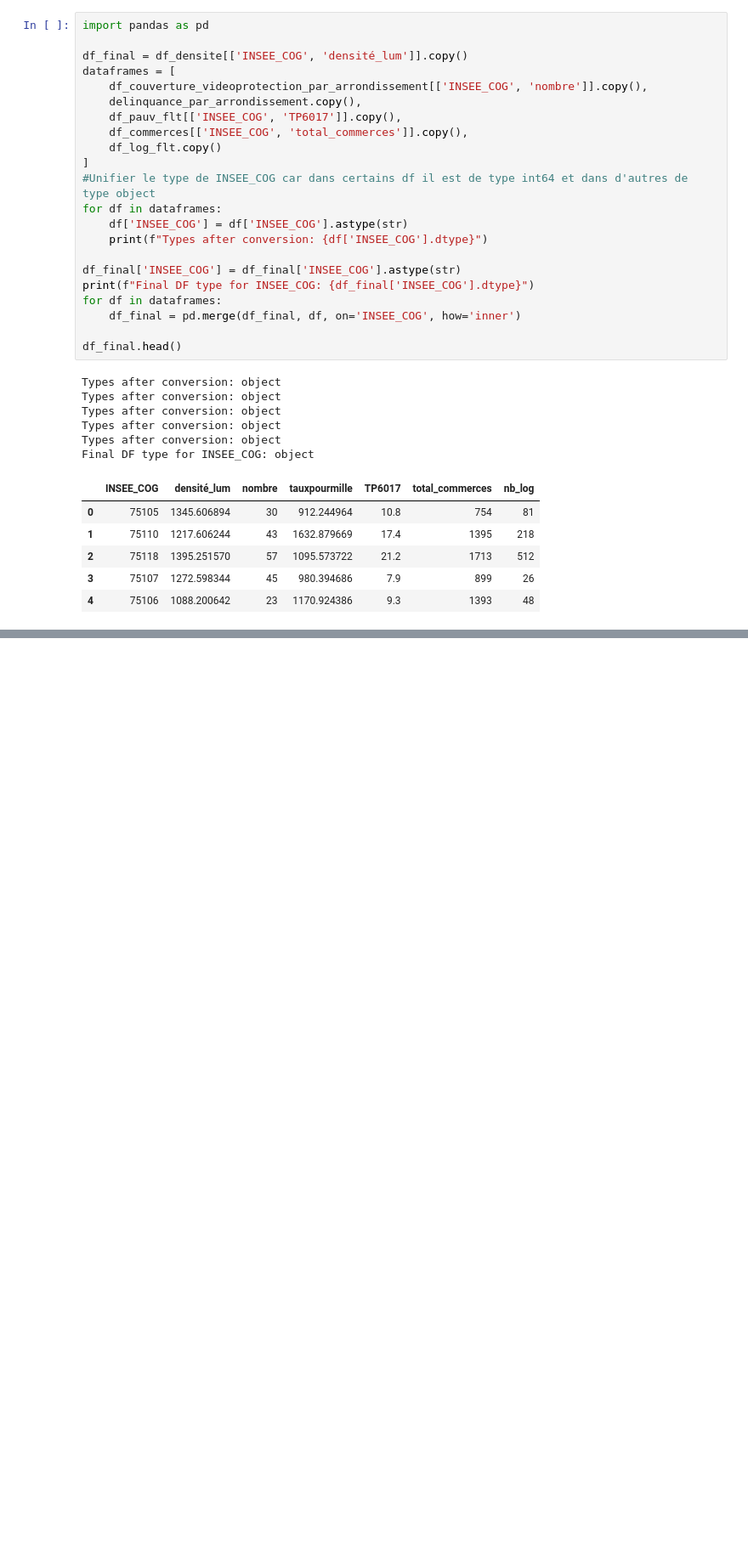
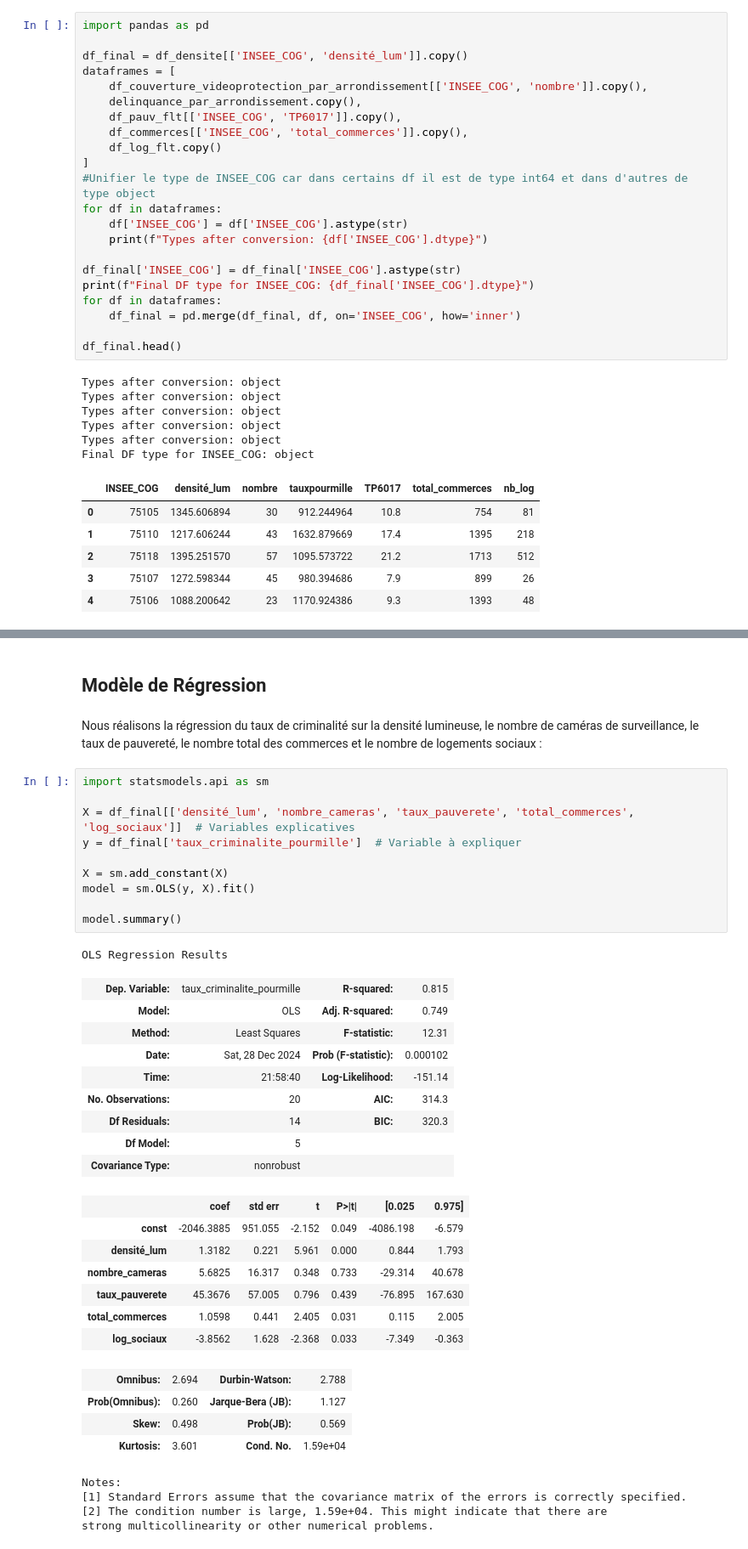
Before and after one commit to Yasmxne/Projet-Python-pour-la-Data-Science, a Jupyter notebook: Main.ipynb, the cells around one changed output, grey strips where cells are left out. Shown: that part at 85% size. Cells and saved outputs as stored; diff of their text form; blank space fills up the shorter version.

```diff
--- a/Main.ipynb
+++ b/Main.ipynb
@@ -148,0 +99,40 @@ Final DF type for INSEE_COG: object
+# %% [markdown]
+## Modèle de Régression
+# %% [markdown]
+Nous réalisons la régression du taux de criminalité sur la densité lumineuse, le nombre de caméras de surveillance, le taux de pauvereté, le nombre total des commerces et le nombre de logements sociaux :
+# %%
+import statsmodels.api as sm
+
+X = df_final[['densité_lum', 'nombre_cameras', 'taux_pauverete', 'total_commerces', 'log_sociaux']]  # Variables explicatives
+y = df_final['taux_criminalite_pourmille']  # Variable à expliquer
+
+X = sm.add_constant(X)
+model = sm.OLS(y, X).fit()
+
+model.summary()
+# %% [output]
+OLS Regression Results
+| Dep. Variable: | taux_criminalite_pourmille | R-squared: | 0.815 |
+| Model: | OLS | Adj. R-squared: | 0.749 |
+| Method: | Least Squares | F-statistic: | 12.31 |
+| Date: | Sat, 28 Dec 2024 | Prob (F-statistic): | 0.000102 |
+| Time: | 21:58:40 | Log-Likelihood: | -151.14 |
+| No. Observations: | 20 | AIC: | 314.3 |
+| Df Residuals: | 14 | BIC: | 320.3 |
+| Df Model: | 5 |  |  |
+| Covariance Type: | nonrobust |  |  |
+|  | coef | std err | t | P>|t| | [0.025 | 0.975] |
+| const | -2046.3885 | 951.055 | -2.152 | 0.049 | -4086.198 | -6.579 |
+| densité_lum | 1.3182 | 0.221 | 5.961 | 0.000 | 0.844 | 1.793 |
+| nombre_cameras | 5.6825 | 16.317 | 0.348 | 0.733 | -29.314 | 40.678 |
+| taux_pauverete | 45.3676 | 57.005 | 0.796 | 0.439 | -76.895 | 167.630 |
+| total_commerces | 1.0598 | 0.441 | 2.405 | 0.031 | 0.115 | 2.005 |
+| log_sociaux | -3.8562 | 1.628 | -2.368 | 0.033 | -7.349 | -0.363 |
+| Omnibus: | 2.694 | Durbin-Watson: | 2.788 |
+| Prob(Omnibus): | 0.260 | Jarque-Bera (JB): | 1.127 |
+| Skew: | 0.498 | Prob(JB): | 0.569 |
+| Kurtosis: | 3.601 | Cond. No. | 1.59e+04 |
+Notes:
+[1] Standard Errors assume that the covariance matrix of the errors is correctly specified.
+[2] The condition number is large, 1.59e+04. This might indicate that there are
+strong multicollinearity or other numerical problems.
```
Also changed, not shown: parts of 19 cells of this notebook, 4 other files.
